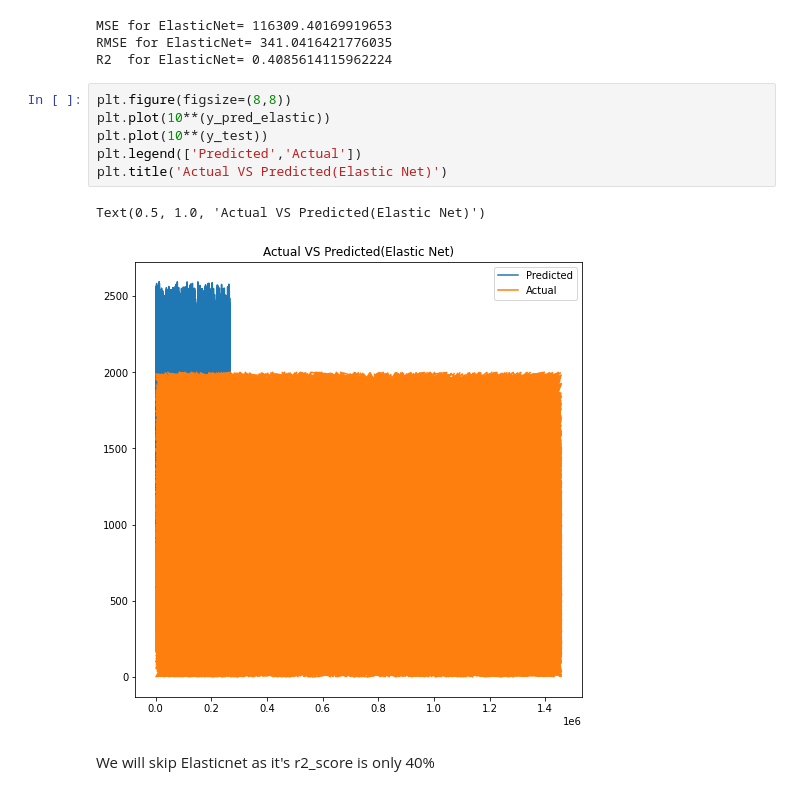
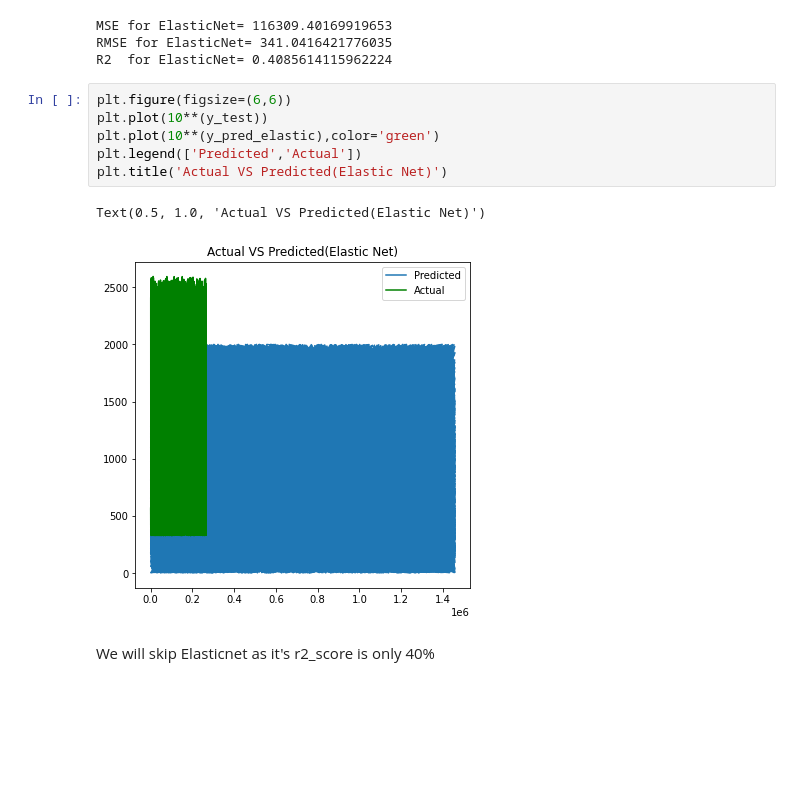
Before and after one commit to Thurab/NYC-Taxi-Trip-Duration-Regression, a Jupyter notebook: NYC_Taxi_Trip_Time_Prediction_Capstone_Project.ipynb, the cells around one changed output. Cells and saved outputs as stored; diff of their text form; blank space fills up the shorter version.

```diff
--- a/NYC_Taxi_Trip_Time_Prediction_Capstone_Project.ipynb
+++ b/NYC_Taxi_Trip_Time_Prediction_Capstone_Project.ipynb
@@ -1138,14 +1138,14 @@ MSE for ElasticNet= 116309.40169919653
 RMSE for ElasticNet= 341.0416421776035
 R2  for ElasticNet= 0.4085614115962224
 # %%
-plt.figure(figsize=(8,8))
-plt.plot(10**(y_pred_elastic))
+plt.figure(figsize=(6,6))
 plt.plot(10**(y_test))
+plt.plot(10**(y_pred_elastic),color='green')
 plt.legend(['Predicted','Actual'])
 plt.title('Actual VS Predicted(Elastic Net)')
 # %% [output]
 Text(0.5, 1.0, 'Actual VS Predicted(Elastic Net)')
-[figure, old version]
+[figure, new version]
 # %% [markdown]
 We will skip Elasticnet as it's r2_score is only 40%
 # %% [markdown]
```
Also changed, not shown: parts of 11 cells of this notebook.
